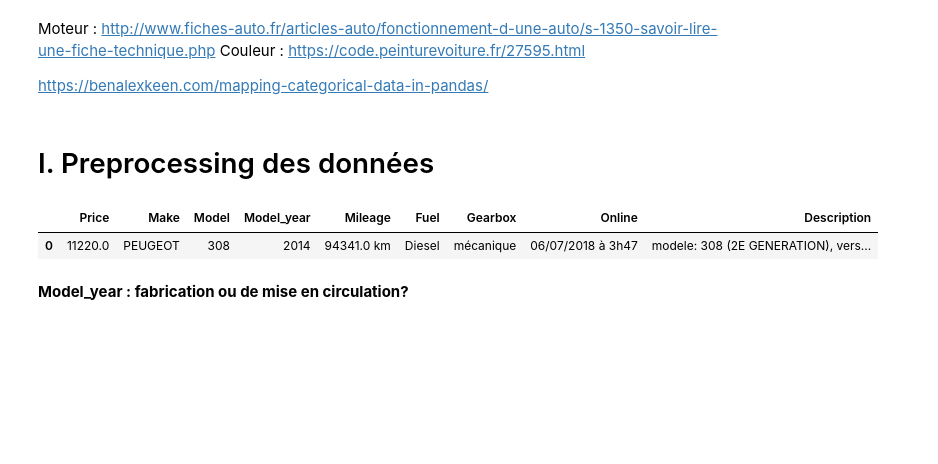
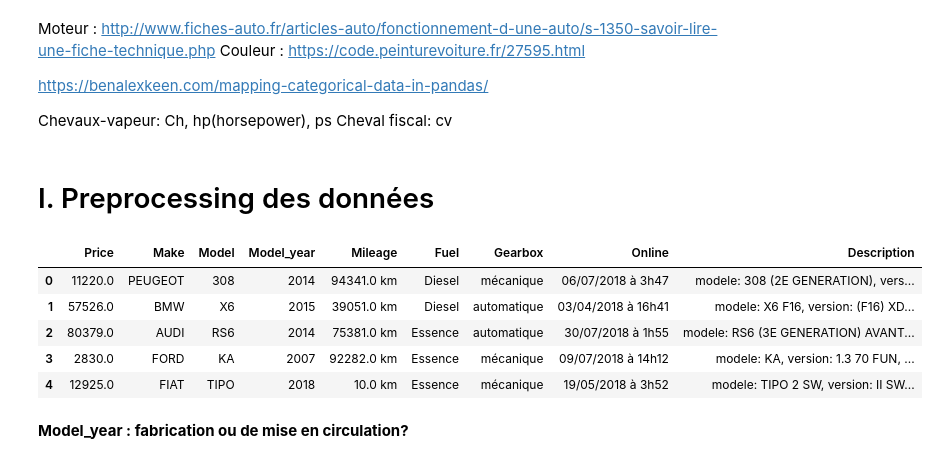
Before and after one commit to lyes1/projet_data_automobile, a Jupyter notebook: Projet_estimation_vehicule.ipynb, the cells around one changed output. Cells and saved outputs as stored; diff of their text form; code cells hidden in the pictures; blank space fills up the shorter version.

```diff
--- a/Projet_estimation_vehicule.ipynb
+++ b/Projet_estimation_vehicule.ipynb
@@ -3,6 +3,9 @@ Moteur : http://www.fiches-auto.fr/articles-auto/fonctionnement-d-une-auto/s-135
 Couleur : https://code.peinturevoiture.fr/27595.html
 
 https://benalexkeen.com/mapping-categorical-data-in-pandas/
+
+Chevaux-vapeur: Ch, hp(horsepower), ps
+Cheval fiscal: cv
 # %%
 # Importing required libraries.
 import pandas as pd
@@ -26,10 +29,14 @@ pd.set_option('max_colwidth', 10000)
 # %%
 df = pd.read_csv("../Data_cars.csv")
 # %%
-df.head(1)
+df.head()
 # %% [output]
 |  | Price | Make | Model | Model_year | Mileage | Fuel | Gearbox | Online | Description |
 | 0 | 11220.0 | PEUGEOT | 308 | 2014 | 94341.0 km | Diesel | mécanique | 06/07/2018 à 3h47 | modele: 308 (2E GENERATION), vers... |
+| 1 | 57526.0 | BMW | X6 | 2015 | 39051.0 km | Diesel | automatique | 03/04/2018 à 16h41 | modele: X6 F16, version: (F16) XD... |
+| 2 | 80379.0 | AUDI | RS6 | 2014 | 75381.0 km | Essence | automatique | 30/07/2018 à 1h55 | modele: RS6 (3E GENERATION) AVANT... |
+| 3 | 2830.0 | FORD | KA | 2007 | 92282.0 km | Essence | mécanique | 09/07/2018 à 14h12 | modele: KA, version: 1.3 70 FUN, ... |
+| 4 | 12925.0 | FIAT | TIPO | 2018 | 10.0 km | Essence | mécanique | 19/05/2018 à 3h52 | modele: TIPO 2 SW, version: II SW... |
 # %% [markdown]
 **Model_year : fabrication ou de mise en circulation?**
 # %%
```
Also changed, not shown: parts of 34 cells of this notebook.
